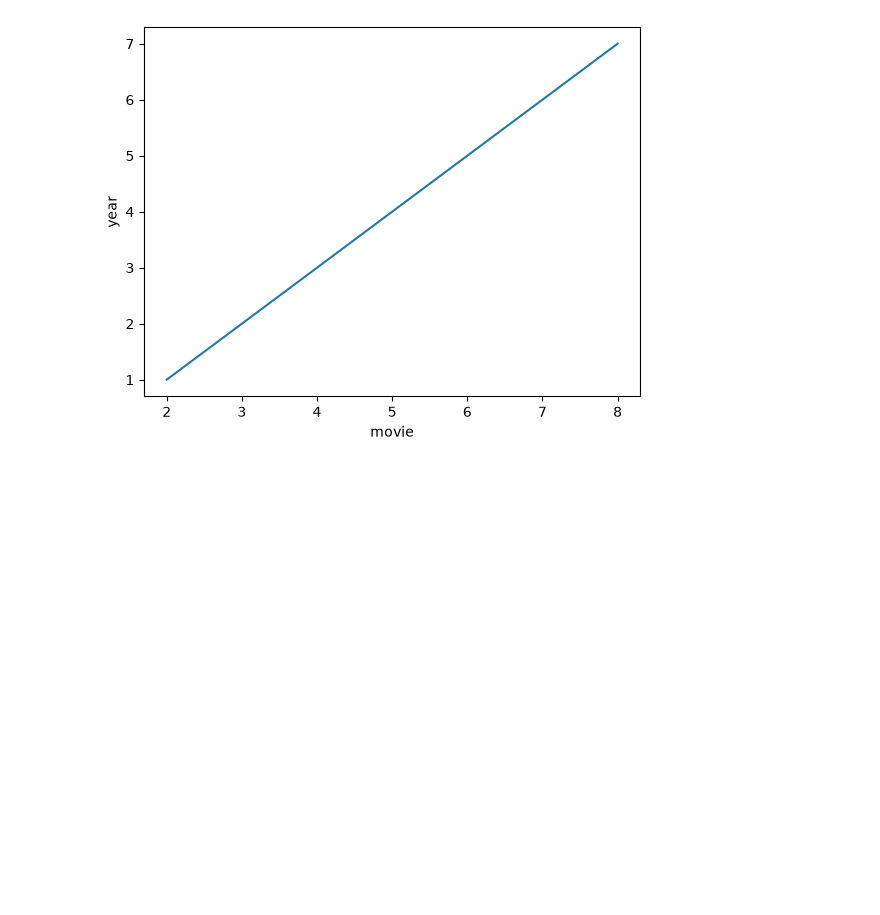
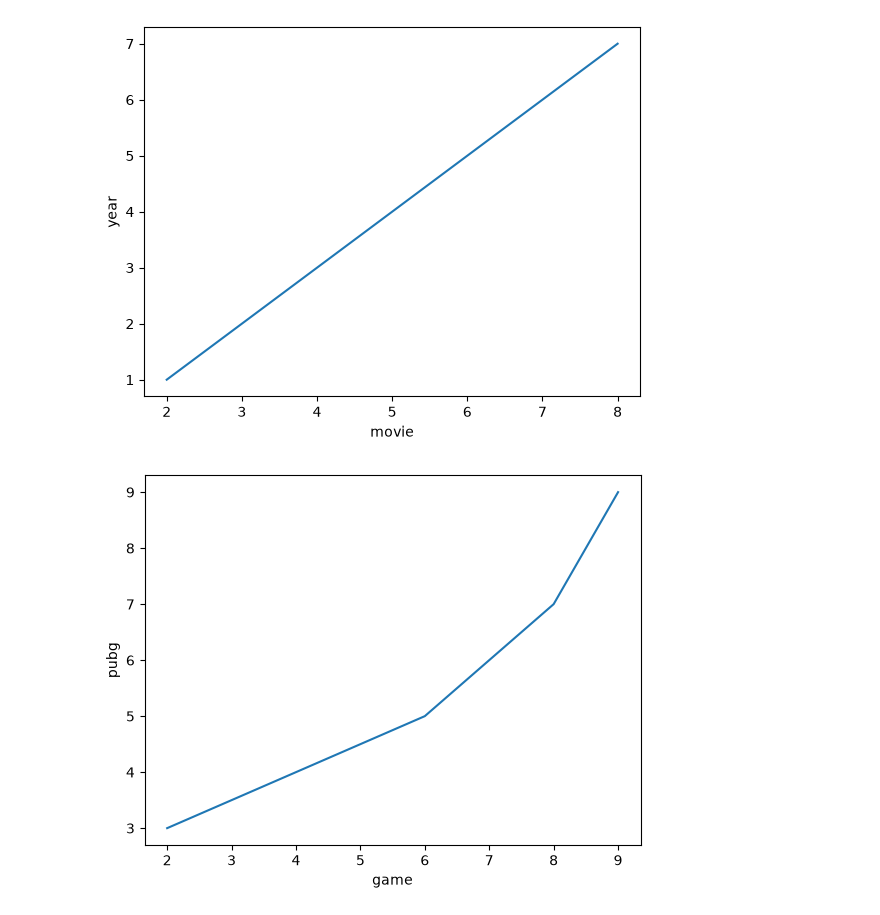
Before and after one commit to rahul160111/aiml, a Jupyter notebook: machine learning/matplot.ipynb, the cells around one changed output. Cells and saved outputs as stored; diff of their text form; code cells hidden in the pictures; blank space fills up the shorter version.

```diff
--- a/machine learning/matplot.ipynb
+++ b/machine learning/matplot.ipynb
@@ -83,3 +83,17 @@ plt.ylabel('year')
 plt.show()
 # %% [output]
 [figure]
+# %%
+import matplotlib.pyplot as pt
+import numpy as np
+
+x = np.array([2,6,8,9])
+y = np.array([3,5,7,9])
+
+pt.plot(x,y)
+pt.xlabel('game')
+pt.ylabel('pubg')
+
+pt.show()
+# %% [output]
+[figure, added]
```
Also changed, not shown: parts of 4 cells of this notebook.
